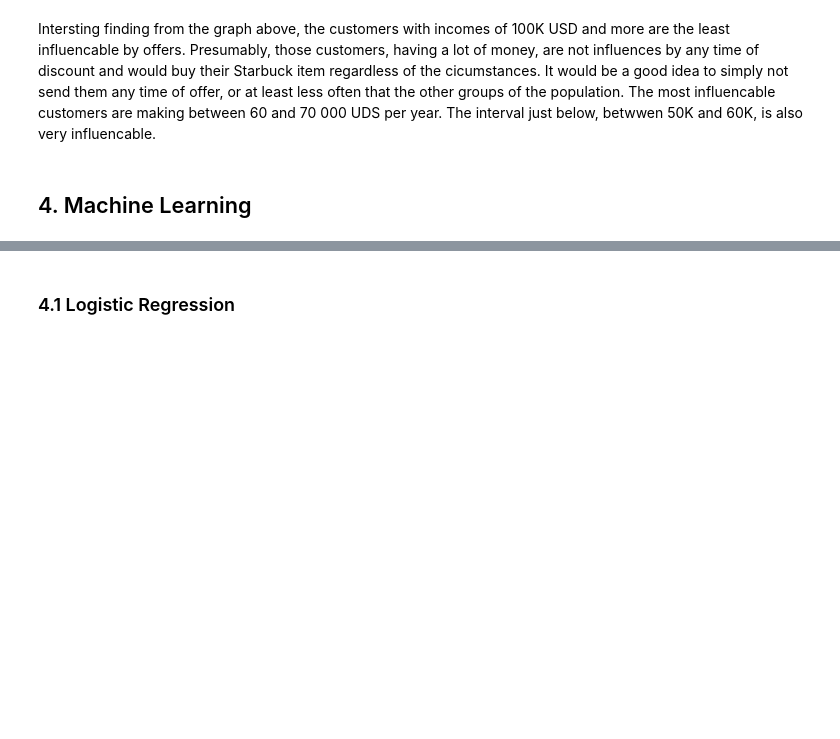
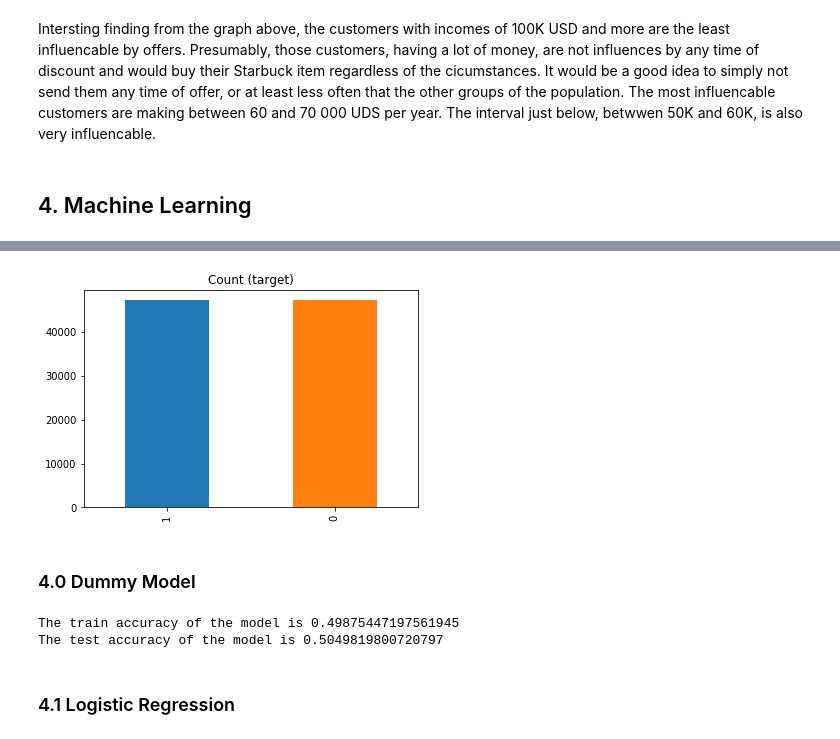
Before and after one commit to benjamin-dupuis/DataScienceNanodegree, a Jupyter notebook: Capstone Project/Starbucks_Capstone_notebook.ipynb, the cells around one changed output, grey strips where cells are left out. Saved outputs shown, nothing was run; the diff lists cells and outputs as text; code cells hidden in the pictures; blank space fills up the shorter version.

```diff
--- a/Capstone Project/Starbucks_Capstone_notebook.ipynb
+++ b/Capstone Project/Starbucks_Capstone_notebook.ipynb
@@ -621 +636,5 @@ y = final_df['successful_offer']
+# %%
+pd.Series(y_ros).value_counts().plot(kind='bar', title='Count (target)');
+# %% [output]
+[figure, added]
 # %%
@@ -639,6 +658,14 @@ def train_and_test_model(model, X_train, X_test, y_train, y_test, print_time=Tru
     print(f'The test accuracy of the model is {test_accuracy}')
 
     return model
+# %% [markdown]
+### 4.0 Dummy Model
+# %%
+dummy = DummyClassifier(strategy='constant', constant=0)
+train_and_test_model(dummy, X_train, X_test, y_train, y_test, print_time=False);
+# %% [output]
+The train accuracy of the model is 0.49875447197561945
+The test accuracy of the model is 0.5049819800720797
 # %% [markdown]
 ### 4.1 Logistic Regression
 # %%
```
Also changed, not shown: parts of 22 cells of this notebook, 3 other files.
